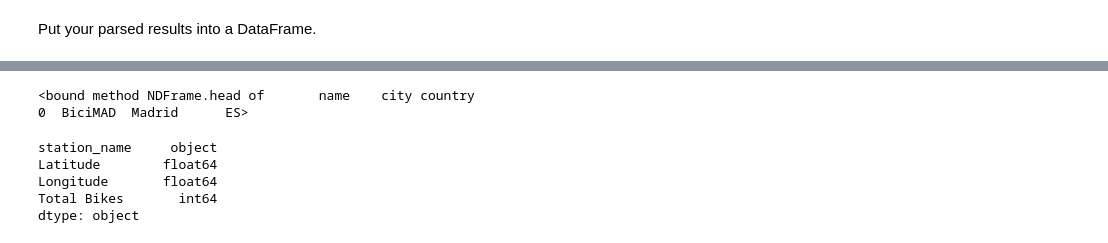
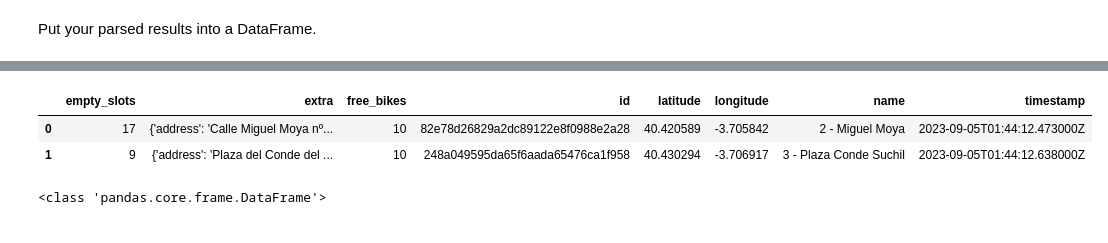
Before and after one commit to Affuya/LHL-Statistical-Modelling-Project, a Jupyter notebook: notebooks/city_bikes.ipynb, the cells around one changed output, grey strips where cells are left out. Saved outputs shown, nothing was run; the diff lists cells and outputs as text; code cells hidden in the pictures.

```diff
--- a/notebooks/city_bikes.ipynb
+++ b/notebooks/city_bikes.ipynb
@@ -92,44 +156,2 @@ Total Bikes: 24
 # %% [markdown]
 Put your parsed results into a DataFrame.
-# %%
-response = requests.get("http://api.citybik.es/v2/networks")
-data = response.json()
-
-city_name = input("Enter name of city: ")
-filtered_networks = []
-for network in data["networks"]:
-    if network["location"]["city"].lower() == city_name.lower():
-        filtered_networks.append(network)
-
-if filtered_networks:
-    chosen_network = filtered_networks[0]
-    chosen_network_id = chosen_network["id"]
-
-    chosen_network_response = requests.get(f"http://api.citybik.es/v2/networks/{chosen_network_id}")
-
-    chosen_network_data = chosen_network_response.json()
-
-    bike_stations = chosen_network_data["network"]["stations"]
-
-    station_data = []
-    for station in bike_stations:
-        station_name = station["name"]
-        latitude = station["latitude"]
-        longitude = station["longitude"]
-        total_bikes = station["free_bikes"] + station["empty_slots"]
-
-        station_data.append({
-            "station_name": station_name,
-            "Latitude": latitude,
-            "Longitude": longitude,
-            "Total Bikes": total_bikes
-        })
-
-    if station_data:
-        df = pd.DataFrame(station_data)
-        print(f"Bike Stations in {city_name} (DataFrame):\n")
-        print(df)
-    else:
-        print("No bike station data available.")
-else:
-    print(f"No networks found for {city_name}.")
@@ -153,16 +158,14 @@ Bike Stations in madrid (DataFrame):
-# %%
-print(df.head)
-# %% [output]
-<bound method NDFrame.head of       name    city country
-0  BiciMAD  Madrid      ES>
-# %%
-df.dtypes
-# %% [output]
-station_name     object
-Latitude        float64
-Longitude       float64
-Total Bikes       int64
-dtype: object
+# %%
+df.head(2)
+# %% [output]
+|  | empty_slots | extra | free_bikes | id | latitude | longitude | name | timestamp |
+| 0 | 17 | {'address': 'Calle Miguel Moya nº... | 10 | 82e78d26829a2dc89122e8f0988e2a28 | 40.420589 | -3.705842 | 2 - Miguel Moya | 2023-09-05T01:44:12.473000Z |
+| 1 | 9 | {'address': 'Plaza del Conde del ... | 10 | 248a049595da65f6aada65476ca1f958 | 40.430294 | -3.706917 | 3 - Plaza Conde Suchil | 2023-09-05T01:44:12.638000Z |
+# %%
+# Already put in a dataframe in the function above.
+print(type(df))
+# %% [output]
+<class 'pandas.core.frame.DataFrame'>
 # %%
 df.info()
 # %% [output]
```
Also changed, not shown: parts of 5 cells of this notebook, 2 other files.
